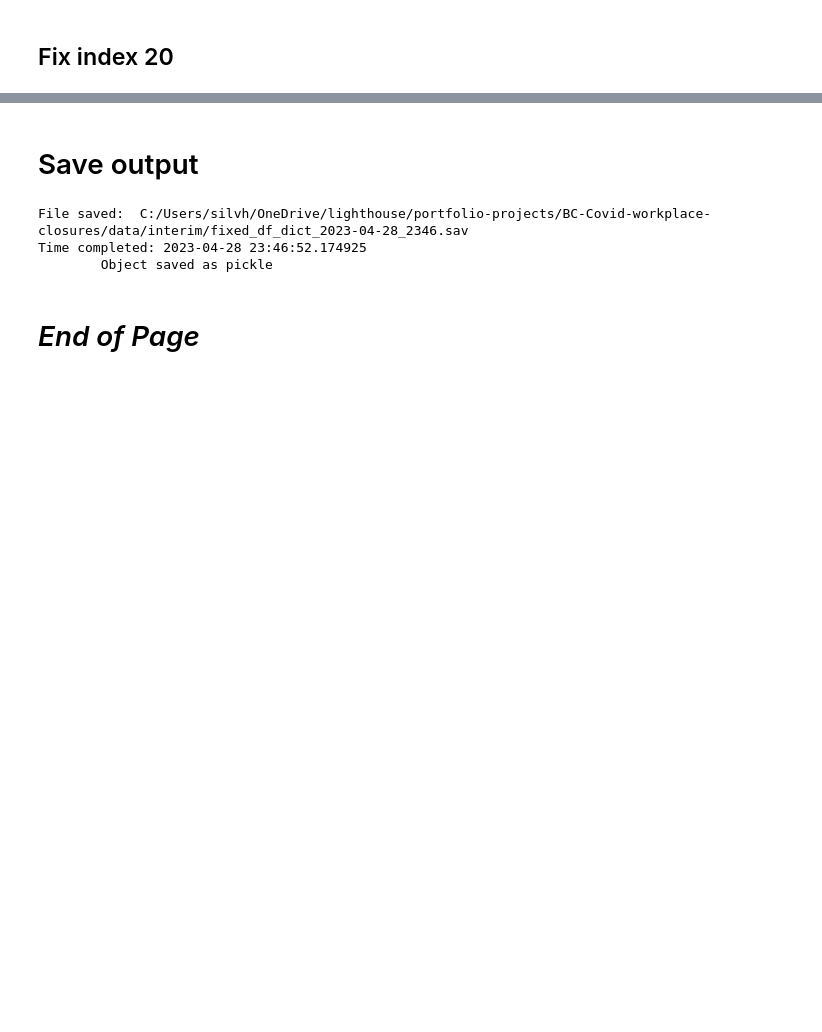
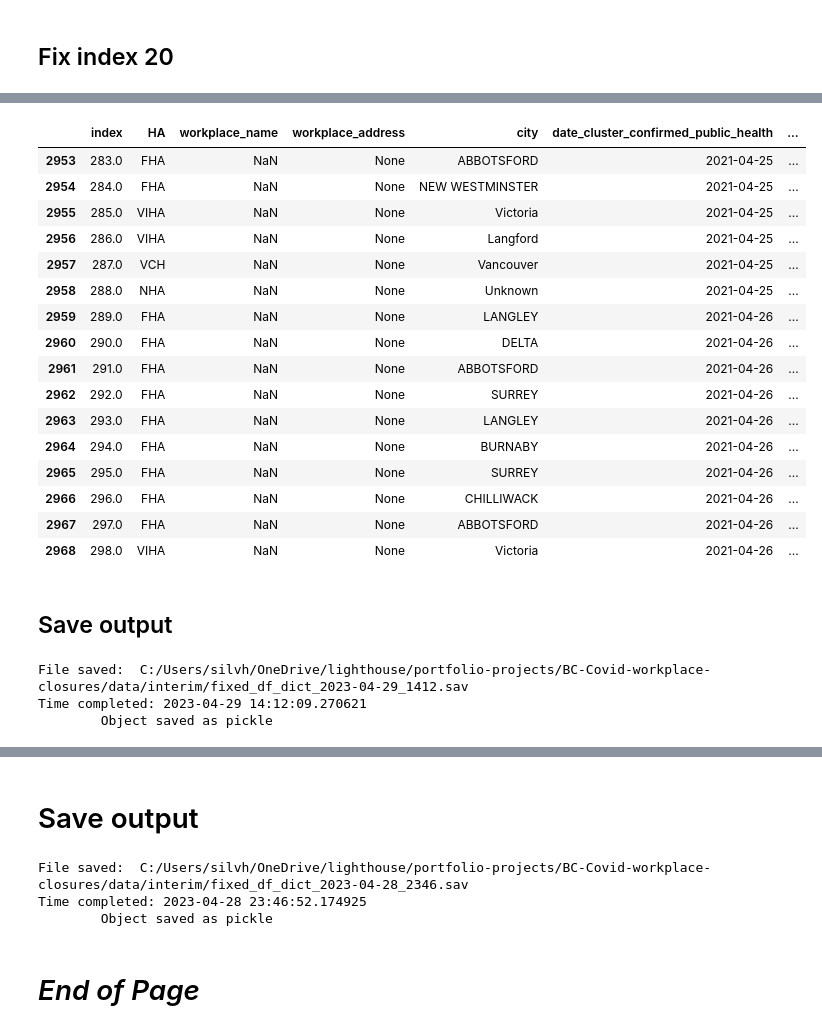
Before and after one commit to silvhua/BC-Covid-workplace-closures, a Jupyter notebook: notebooks/2023-04-28 align columns.ipynb, the cells around one changed output, grey strips where cells are left out. Cells and saved outputs as stored; diff of their text form; code cells hidden in the pictures; blank space fills up the shorter version.

Commit message:
fixed problem page index 20; created align_problem_page function

```diff
--- a/notebooks/2023-04-28 align columns.ipynb
+++ b/notebooks/2023-04-28 align columns.ipynb
@@ -1814,0 +2510,29 @@ KeyError: 'file'
+# %%
+fixed_df_dict['Part4_page60']
+# %% [output]
+|  | index | HA | workplace_name | workplace_address | city | date_cluster_confirmed_public_health | ... |
+| 2953 | 283.0 | FHA | NaN | None | ABBOTSFORD | 2021-04-25 | ... |
+| 2954 | 284.0 | FHA | NaN | None | NEW WESTMINSTER | 2021-04-25 | ... |
+| 2955 | 285.0 | VIHA | NaN | None | Victoria | 2021-04-25 | ... |
+| 2956 | 286.0 | VIHA | NaN | None | Langford | 2021-04-25 | ... |
+| 2957 | 287.0 | VCH | NaN | None | Vancouver | 2021-04-25 | ... |
+| 2958 | 288.0 | NHA | NaN | None | Unknown | 2021-04-25 | ... |
+| 2959 | 289.0 | FHA | NaN | None | LANGLEY | 2021-04-26 | ... |
+| 2960 | 290.0 | FHA | NaN | None | DELTA | 2021-04-26 | ... |
+| 2961 | 291.0 | FHA | NaN | None | ABBOTSFORD | 2021-04-26 | ... |
+| 2962 | 292.0 | FHA | NaN | None | SURREY | 2021-04-26 | ... |
+| 2963 | 293.0 | FHA | NaN | None | LANGLEY | 2021-04-26 | ... |
+| 2964 | 294.0 | FHA | NaN | None | BURNABY | 2021-04-26 | ... |
+| 2965 | 295.0 | FHA | NaN | None | SURREY | 2021-04-26 | ... |
+| 2966 | 296.0 | FHA | NaN | None | CHILLIWACK | 2021-04-26 | ... |
+| 2967 | 297.0 | FHA | NaN | None | ABBOTSFORD | 2021-04-26 | ... |
+| 2968 | 298.0 | VIHA | NaN | None | Victoria | 2021-04-26 | ... |
+# %% [markdown]
+## Save output
+# %%
+save_output(
+    fixed_df_dict, description='fixed_df_dict', pickle_path=pickle_path, csv_path=None)
+# %% [output]
+File saved:  C:/Users/silvh/OneDrive/lighthouse/portfolio-projects/BC-Covid-workplace-closures/data/interim/fixed_df_dict_2023-04-29_1412.sav
+Time completed: 2023-04-29 14:12:09.270621
+        Object saved as pickle
```
Also changed, not shown: parts of 28 cells of this notebook, 1 other file.
